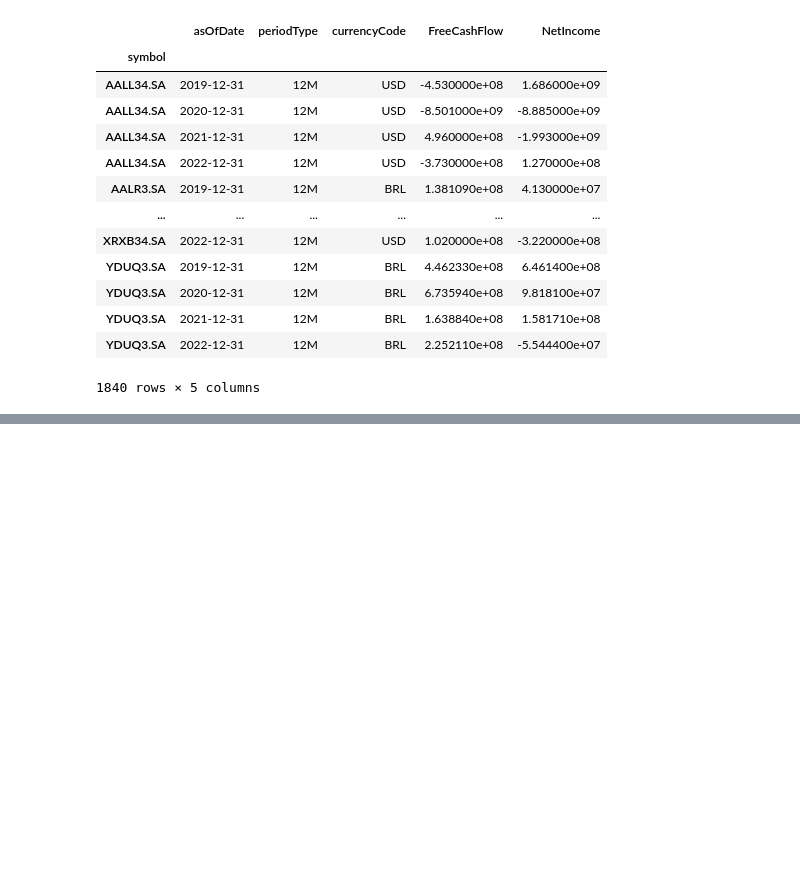
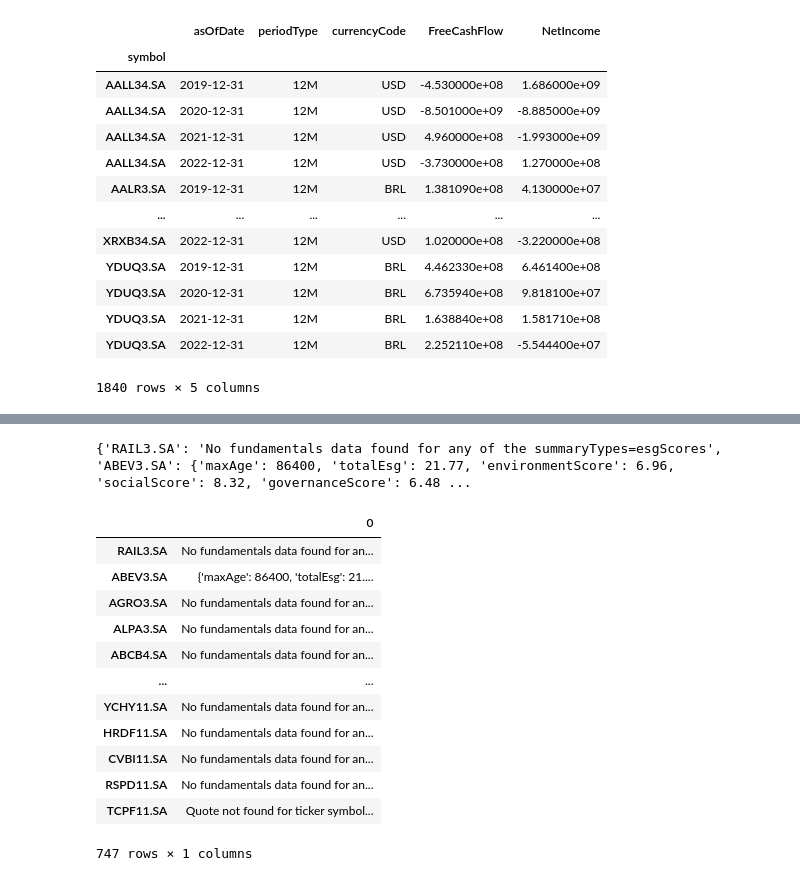
Before and after one commit to heron-ho/Dados-bolsa, a Jupyter notebook: dados-bolsa-yfinance.ipynb, the cells around one changed output, grey strips where cells are left out. Saved outputs shown, nothing was run; the diff lists cells and outputs as text; code cells hidden in the pictures; blank space fills up the shorter version.

```diff
--- a/dados-bolsa-yfinance.ipynb
+++ b/dados-bolsa-yfinance.ipynb
@@ -120,0 +144,25 @@ fin_data.to_excel('fin_data.xlsx')
+# %%
+# Dados sobre ESG
+esg_scores = tickers.esg_scores
+#print(esg_scores)
+# %% [output]
+{'RAIL3.SA': 'No fundamentals data found for any of the summaryTypes=esgScores', 'ABEV3.SA': {'maxAge': 86400, 'totalEsg': 21.77, 'environmentScore': 6.96, 'socialScore': 8.32, 'governanceScore': 6.48 ...
+# %%
+#Visualizando retorno da api sobre dados ESG para os tickers informados
+esg_scores_df = pd.DataFrame.from_dict(esg_scores, orient="index")
+display(esg_scores_df)
+esg_scores_df.to_excel('esg_scores.xlsx')
+# %% [output]
+|  | 0 |
+| RAIL3.SA | No fundamentals data found for an... |
+| ABEV3.SA | {'maxAge': 86400, 'totalEsg': 21.... |
+| AGRO3.SA | No fundamentals data found for an... |
+| ALPA3.SA | No fundamentals data found for an... |
+| ABCB4.SA | No fundamentals data found for an... |
+| ... | ... |
+| YCHY11.SA | No fundamentals data found for an... |
+| HRDF11.SA | No fundamentals data found for an... |
+| CVBI11.SA | No fundamentals data found for an... |
+| RSPD11.SA | No fundamentals data found for an... |
+| TCPF11.SA | Quote not found for ticker symbol... |
+747 rows × 1 columns
```
Also changed, not shown: parts of 7 cells of this notebook.
